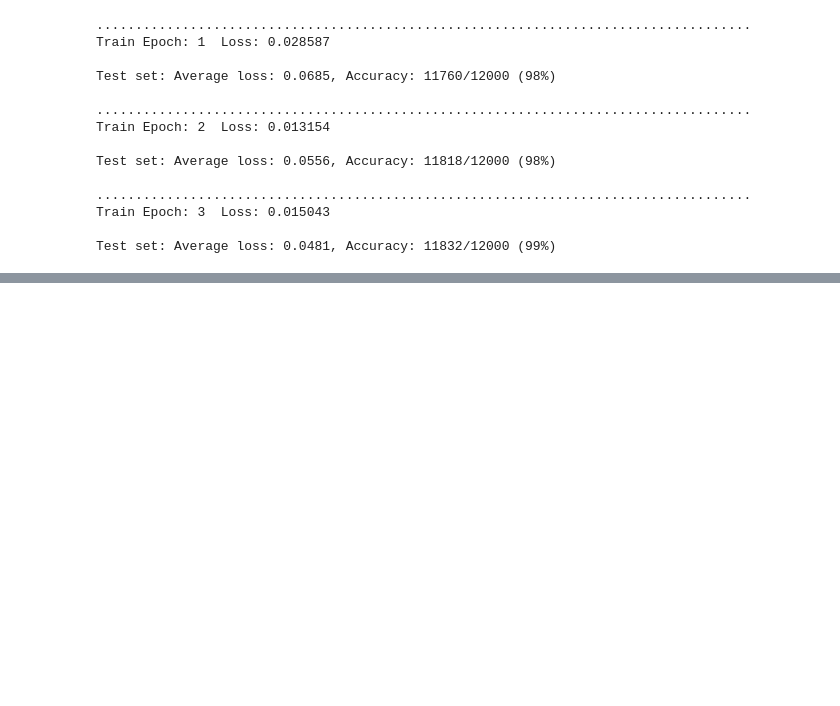
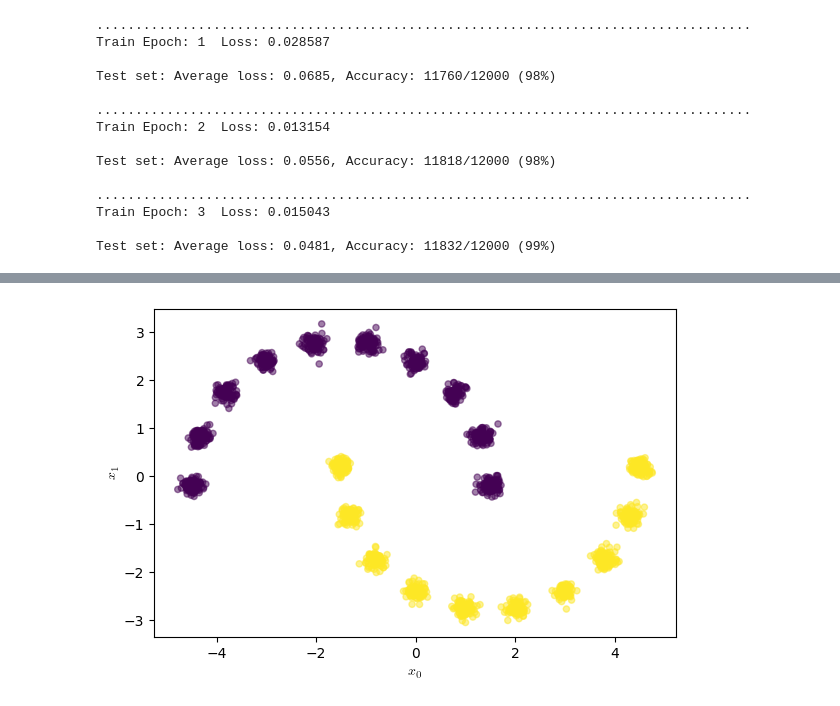
Before and after one commit to ruc-practical-ai/fall-2024-class-05, a Jupyter notebook: notebooks/00_dataloading.ipynb, the cells around one changed output, grey strips where cells are left out. Drawn from its saved outputs; the diff is of its cells as text; code cells hidden in the pictures; blank space fills up the shorter version.

```diff
--- a/notebooks/00_dataloading.ipynb
+++ b/notebooks/00_dataloading.ipynb
@@ -350,0 +362,14 @@ Test set: Average loss: 0.0481, Accuracy: 11832/12000 (99%)
+# %%
+from pydatapull.basicml import generate_half_moon_dataset
+from pydatapull.visualizers import scatter_plot_dataset
+
+x_half_moon_features, y_half_moon_labels, _ = generate_half_moon_dataset(
+    n_samples_per_class=1000,
+    n_clusters_per_class=10,
+    radius_r=3,
+    separation_offset_d=-0.2,
+    sigma=0.1,
+)
+_ = scatter_plot_dataset(x_half_moon_features, y_half_moon_labels)
+# %% [output]
+[figure, added]
```
Also changed, not shown: parts of 17 cells of this notebook, 1 other file.
